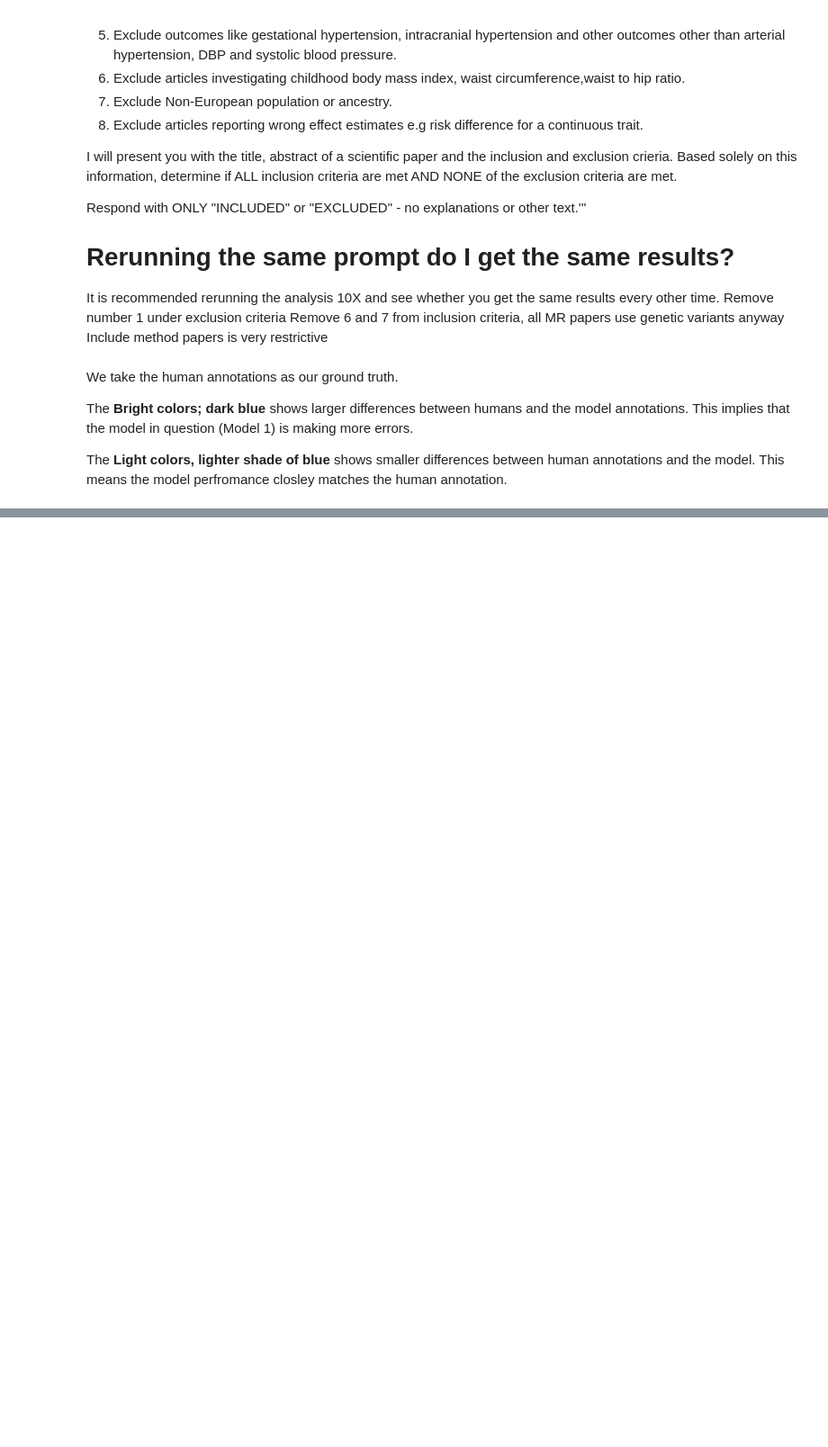
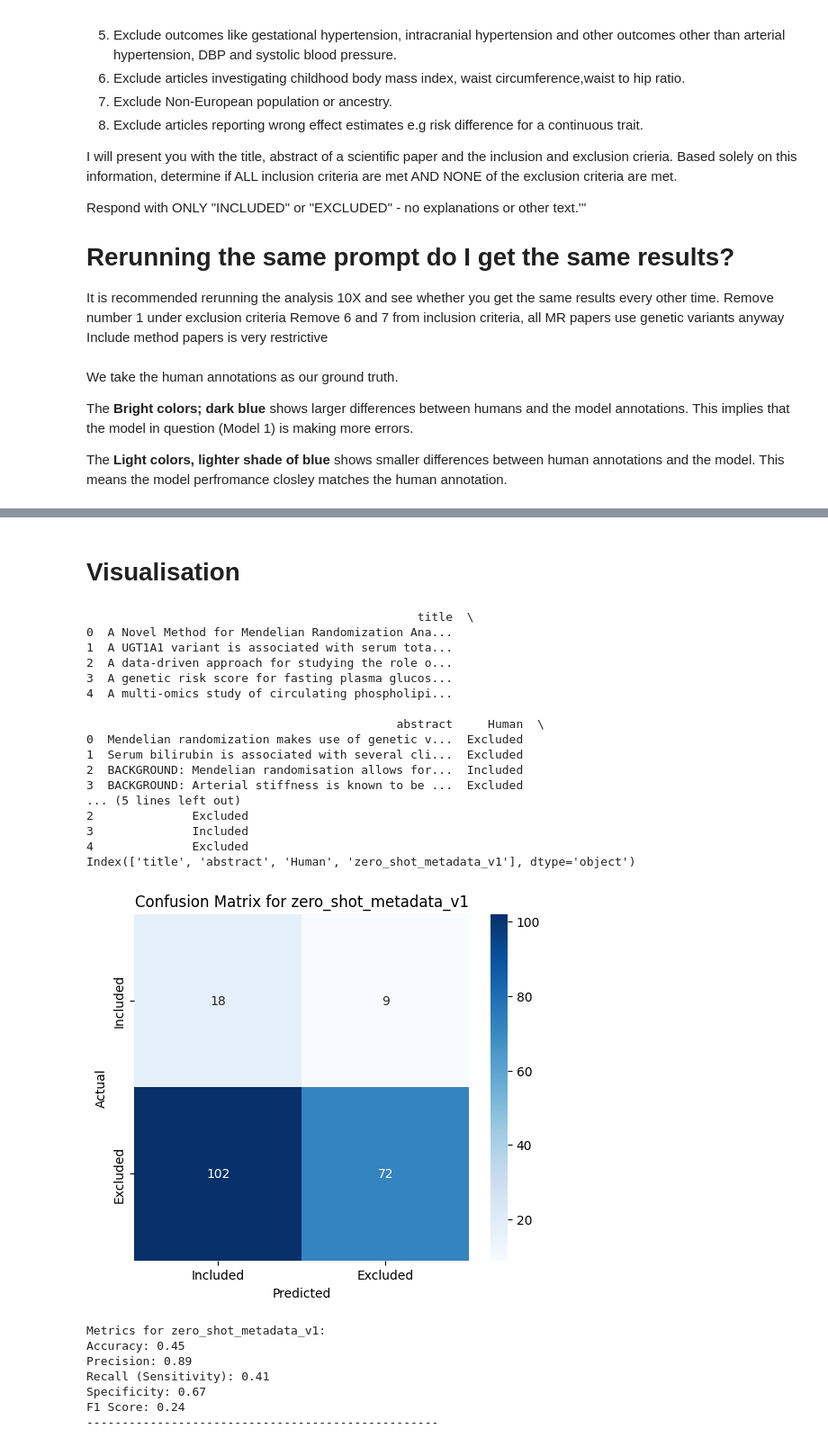
Before and after one commit to winfrednyoroka/ArticleSieve, a Jupyter notebook: Notebooks/Screeningpapers.ipynb, the cells around one changed output, grey strips where cells are left out. Shown: that part at 90% size. Cells and saved outputs as stored; diff of their text form; code cells hidden in the pictures; blank space fills up the shorter version.

```diff
--- a/Notebooks/Screeningpapers.ipynb
+++ b/Notebooks/Screeningpapers.ipynb
@@ -1505,0 +1446,42 @@ for model in df.columns[3:]:  # Skip the first three columns (title, abstract an
+# %% [markdown]
+# Visualisation
+# %%
+import pandas as pd
+from sklearn.metrics import confusion_matrix
+import seaborn as sns
+import matplotlib.pyplot as plt
+
+# Load the dataset
+df = pd.read_csv('./human_LLM_zero_shot_V1.csv')
+print(df.head())
+print(df.columns)
+
+# Compare each model with Human labels and plot the confusion matrix
+for model in df.columns[3:]:  # Skip the first three columns (title, abstract and human decision)
+    plot_confusion_matrix(df['Human'], df[model], model)
+# %% [output]
+                                               title  \
+0  A Novel Method for Mendelian Randomization Ana...
+1  A UGT1A1 variant is associated with serum tota...
+2  A data-driven approach for studying the role o...
+3  A genetic risk score for fasting plasma glucos...
+4  A multi-omics study of circulating phospholipi...
+
+                                            abstract     Human  \
+0  Mendelian randomization makes use of genetic v...  Excluded
+1  Serum bilirubin is associated with several cli...  Excluded
+2  BACKGROUND: Mendelian randomisation allows for...  Included
+3  BACKGROUND: Arterial stiffness is known to be ...  Excluded
+... (5 lines left out)
+2              Excluded
+3              Included
+4              Excluded
+Index(['title', 'abstract', 'Human', 'zero_shot_metadata_v1'], dtype='object')
+[figure, added]
+Metrics for zero_shot_metadata_v1:
+Accuracy: 0.45
+Precision: 0.89
+Recall (Sensitivity): 0.41
+Specificity: 0.67
+F1 Score: 0.24
+--------------------------------------------------
```
Also changed, not shown: parts of 62 cells of this notebook.
